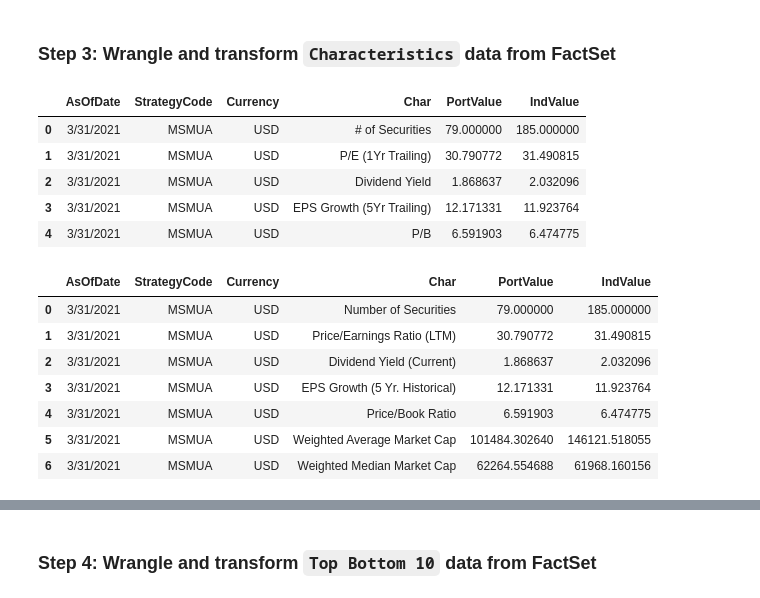
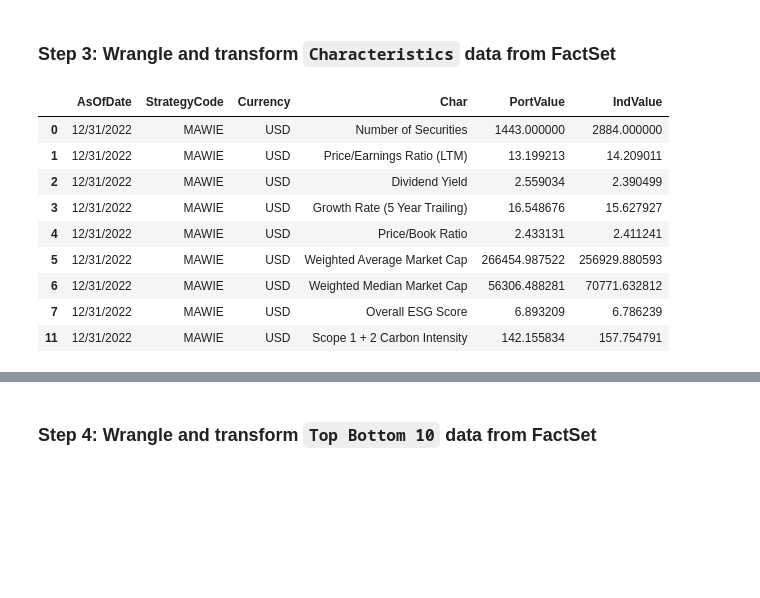
Before and after one commit to eardito/sim_chars_flat_file_project, a Jupyter notebook: chars_weights_flat_file.ipynb, the cells around one changed output, grey strips where cells are left out. Drawn from its saved outputs; the diff is of its cells as text; code cells hidden in the pictures; blank space fills up the shorter version.

```diff
--- a/chars_weights_flat_file.ipynb
+++ b/chars_weights_flat_file.ipynb
@@ -8,20 +11,24 @@ import xlsxwriter
 # %% [markdown]
 ### Step 1:  Wrangle and transform `Sector` data from FactSet
+# %%
+# Create variable with path to input file in input folder
+cwd = os.getcwd()
+input_path = os.path.join(cwd + "/input/input_template.xlsx")
 # %%
 # Import sector weights tab and create df
-df = pd.read_excel('input_template.xlsx', sheet_name = 'SECTOR WEIGHTS', skiprows=7, header= None, names=['Sector', 'SimPortWeight', 'IndexWeight'])
+sector = pd.read_excel(input_path, sheet_name = 'SECTOR WEIGHTS', skiprows=7, header= None, names=['Sector', 'SimPortWeight', 'IndexWeight'])
 
 # Drop blank rows
-df = df.dropna(axis=0)
+sector = sector.dropna(axis=0)
 
 # Delete Total Row
-df = df[df['Sector'] != 'Total']
+sector = sector[sector['Sector'] != 'Total']
 
 # Divide Weights by 100
-df[['SimPortWeight', 'IndexWeight']] = df[['SimPortWeight', 'IndexWeight']].div(100)
+sector[['SimPortWeight', 'IndexWeight']] = sector[['SimPortWeight', 'IndexWeight']].div(100)
 
 # Import same file to wo skipping rows to get some add'l necessary meta_data
-df_metadata = pd.read_excel('input_template.xlsx', sheet_name = 'SECTOR WEIGHTS')
+df_metadata = pd.read_excel(input_path, sheet_name = 'SECTOR WEIGHTS')
 
 # Get report date
 rpt_date = df_metadata.iloc[4,0]
@@ -30,21 +37,17 @@ rpt_date = df_metadata.iloc[4,0]
 rpt_curr = df_metadata.iloc[0,0]
 
 # Get strategy code (allow for suffix such as EVE if exists)
-code_raw = df_metadata.columns[0].split()[0]
-if len(code_raw.split('_')) == 3:
-    names = code_raw.split('_')[0:-1]
-    rpt_code = names[0] + "_" + names[1]
-else:
-    rpt_code = code_raw.split('_')[0]
+full_rpt_code = df_metadata.columns[0].split()[0]
+rpt_code = full_rpt_code.split('_')[0]
 
 # Insert add'l cols needed for Seismic
-df.insert(0, 'AsOfDate', rpt_date)
-df.insert(1, 'StrategyCode', rpt_code)
+sector.insert(0, 'AsOfDate', rpt_date)
+sector.insert(1, 'StrategyCode', rpt_code)
 
 # Preview df and metadata
 print('Date: ', rpt_date, " ", "Date Type: ", type(rpt_date), ' Strategy Code: ', rpt_code, \
     ' Currency: ', rpt_curr)
-df.head(13)
+sector.head(13)
 
 # Use 'filepath' below if want to make sharable with IB and MM, can use PA directory for input and output.
 #filepath 'M:/Characteristics/Flat File/Template/Flat_File_Template.xlsx'
@@ -157,42 +154,37 @@ mcap
 ### Step 3:  Wrangle and transform `Characteristics` data from FactSet
 # %%
 # Import chars tab and create df
-chars = pd.read_excel('input_template.xlsx', sheet_name = 'CHARACTERISTICS', skiprows= 8, skipfooter =2, header = None, names=['Char', 'PortValue', 'IndValue'])
+chars = pd.read_excel(input_path, sheet_name = 'CHARACTERISTICS', skiprows= 8, header = None, names=['Char', 'PortValue', 'IndValue'])
 
 # Insert add'l columns for Seismic
 chars.insert(0, 'AsOfDate', rpt_date)
 chars.insert(1, 'StrategyCode', rpt_code)
 chars.insert(2, 'Currency', rpt_curr)
 
+# Rename chars derived from FDS to Seismic desired names
+
+chars_updates = {'# of Securities': 'Number of Securities', 'P/E (1Yr Trailing)': 'Price/Earnings Ratio (LTM)', 'INTECH Dividend Yield':'Dividend Yield', 'INTECH Growth Rate (5 Year Trailing)': 'Growth Rate (5 Year Trailing)', \
+'P/B': 'Price/Book Ratio', 'Market Cap - Weighted Median': 'Weighted Median Market Cap', 'Market Cap - Weighted Average': 'Weighted Average Market Cap', 'Overall Industry-Adjusted Company Score': 'Overall ESG Score', \
+'Carbon Emissions - Scope 1+2 Intensity': 'Scope 1 + 2 Carbon Intensity'}
+
+# Apply name changes from dictionary above
+chars['Char'] = chars['Char'].replace(chars_updates)
+
+chars.drop([8,9,10], inplace=True)
+
 # Preview
-chars.head()
+chars
 
-# Use 'filepath' below if want to make sharable with IB and MM, can use PA directory for input and output.
+# Sharable with IB and MM, can use PA directory for input and output.
 #filepath 'M:/Characteristics/Flat File/Template/Flat_File_Template.xlsx'
 # %% [output]
 |  | AsOfDate | StrategyCode | Currency | Char | PortValue | IndValue |
-| 0 | 3/31/2021 | MSMUA | USD | # of Securities | 79.000000 | 185.000000 |
-| 1 | 3/31/2021 | MSMUA | USD | P/E (1Yr Trailing) | 30.790772 | 31.490815 |
-| 2 | 3/31/2021 | MSMUA | USD | Dividend Yield | 1.868637 | 2.032096 |
-| 3 | 3/31/2021 | MSMUA | USD | EPS Growth (5Yr Trailing) | 12.171331 | 11.923764 |
-| 4 | 3/31/2021 | MSMUA | USD | P/B | 6.591903 | 6.474775 |
+| 0 | 12/31/2022 | MAWIE | USD | Number of Securities | 1443.000000 | 2884.000000 |
+| 1 | 12/31/2022 | MAWIE | USD | Price/Earnings Ratio (LTM) | 13.199213 | 14.209011 |
+| 2 | 12/31/2022 | MAWIE | USD | Dividend Yield | 2.559034 | 2.390499 |
+| 3 | 12/31/2022 | MAWIE | USD | Growth Rate (5 Year Trailing) | 16.548676 | 15.627927 |
+| 4 | 12/31/2022 | MAWIE | USD | Price/Book Ratio | 2.433131 | 2.411241 |
+| 5 | 12/31/2022 | MAWIE | USD | Weighted Average Market Cap | 266454.987522 | 256929.880593 |
+| 6 | 12/31/2022 | MAWIE | USD | Weighted Median Market Cap | 56306.488281 | 70771.632812 |
+| 7 | 12/31/2022 | MAWIE | USD | Overall ESG Score | 6.893209 | 6.786239 |
+| 11 | 12/31/2022 | MAWIE | USD | Scope 1 + 2 Carbon Intensity | 142.155834 | 157.754791 |
-# %%
-# Rename chars derived from FDS to Seismic desired names
-
-chars['Char'] = chars['Char'].replace('# of Securities', 'Number of Securities')
-chars['Char'] = chars['Char'].replace('P/E (1Yr Trailing)', 'Price/Earnings Ratio (LTM)')
-chars['Char'] = chars['Char'].replace('Dividend Yield', 'Dividend Yield (Current)')
-chars['Char'] = chars['Char'].replace('EPS Growth (5Yr Trailing)', 'EPS Growth (5 Yr. Historical)')
-chars['Char'] = chars['Char'].replace('P/B', 'Price/Book Ratio')
-chars['Char'] = chars['Char'].replace('Market Cap - Weighted Median', 'Weighted Median Market Cap')
-chars['Char'] = chars['Char'].replace('Market Cap - Weighted Average', 'Weighted Average Market Cap')
-chars
-# %% [output]
-|  | AsOfDate | StrategyCode | Currency | Char | PortValue | IndValue |
-| 0 | 3/31/2021 | MSMUA | USD | Number of Securities | 79.000000 | 185.000000 |
-| 1 | 3/31/2021 | MSMUA | USD | Price/Earnings Ratio (LTM) | 30.790772 | 31.490815 |
-| 2 | 3/31/2021 | MSMUA | USD | Dividend Yield (Current) | 1.868637 | 2.032096 |
-| 3 | 3/31/2021 | MSMUA | USD | EPS Growth (5 Yr. Historical) | 12.171331 | 11.923764 |
-| 4 | 3/31/2021 | MSMUA | USD | Price/Book Ratio | 6.591903 | 6.474775 |
-| 5 | 3/31/2021 | MSMUA | USD | Weighted Average Market Cap | 101484.302640 | 146121.518055 |
-| 6 | 3/31/2021 | MSMUA | USD | Weighted Median Market Cap | 62264.554688 | 61968.160156 |
```
Also changed, not shown: parts of 16 cells of this notebook.
